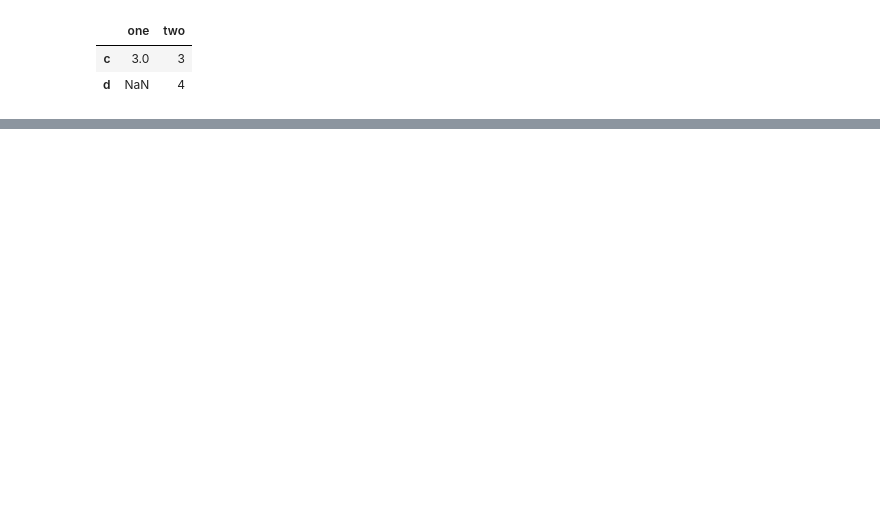
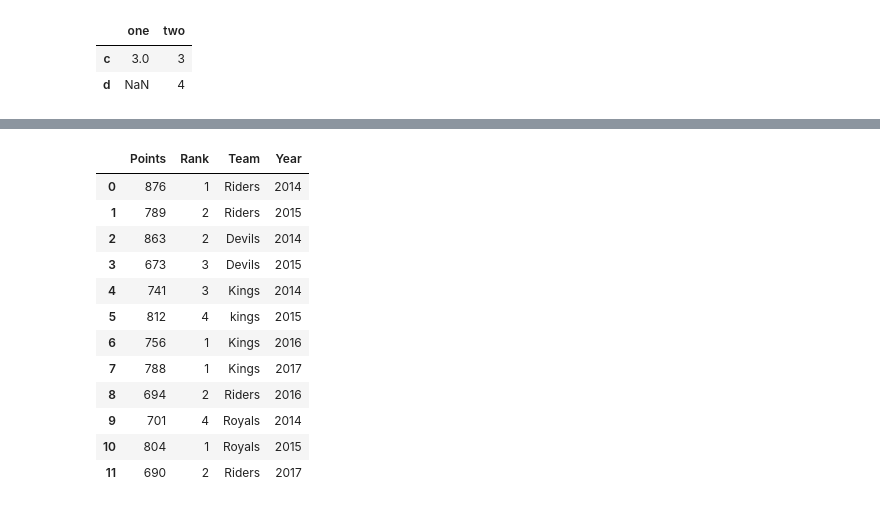
Before and after one commit to ricedatasci/workshop1-numpy-pandas, a Jupyter notebook: Intro-to-Pandas.ipynb, the cells around one changed output, grey strips where cells are left out. Saved outputs shown, nothing was run; the diff lists cells and outputs as text; code cells hidden in the pictures; blank space fills up the shorter version.

```diff
--- a/Intro-to-Pandas.ipynb
+++ b/Intro-to-Pandas.ipynb
@@ -228,0 +393,17 @@ df['c':]
+# %%
+# Now we can read the csv file
+pd.read_csv("temp.csv")
+# %% [output]
+|  | Points | Rank | Team | Year |
+| 0 | 876 | 1 | Riders | 2014 |
+| 1 | 789 | 2 | Riders | 2015 |
+| 2 | 863 | 2 | Devils | 2014 |
+| 3 | 673 | 3 | Devils | 2015 |
+| 4 | 741 | 3 | Kings | 2014 |
+| 5 | 812 | 4 | kings | 2015 |
+| 6 | 756 | 1 | Kings | 2016 |
+| 7 | 788 | 1 | Kings | 2017 |
+| 8 | 694 | 2 | Riders | 2016 |
+| 9 | 701 | 4 | Royals | 2014 |
+| 10 | 804 | 1 | Royals | 2015 |
+| 11 | 690 | 2 | Riders | 2017 |
```
Also changed, not shown: parts of 38 cells of this notebook.
